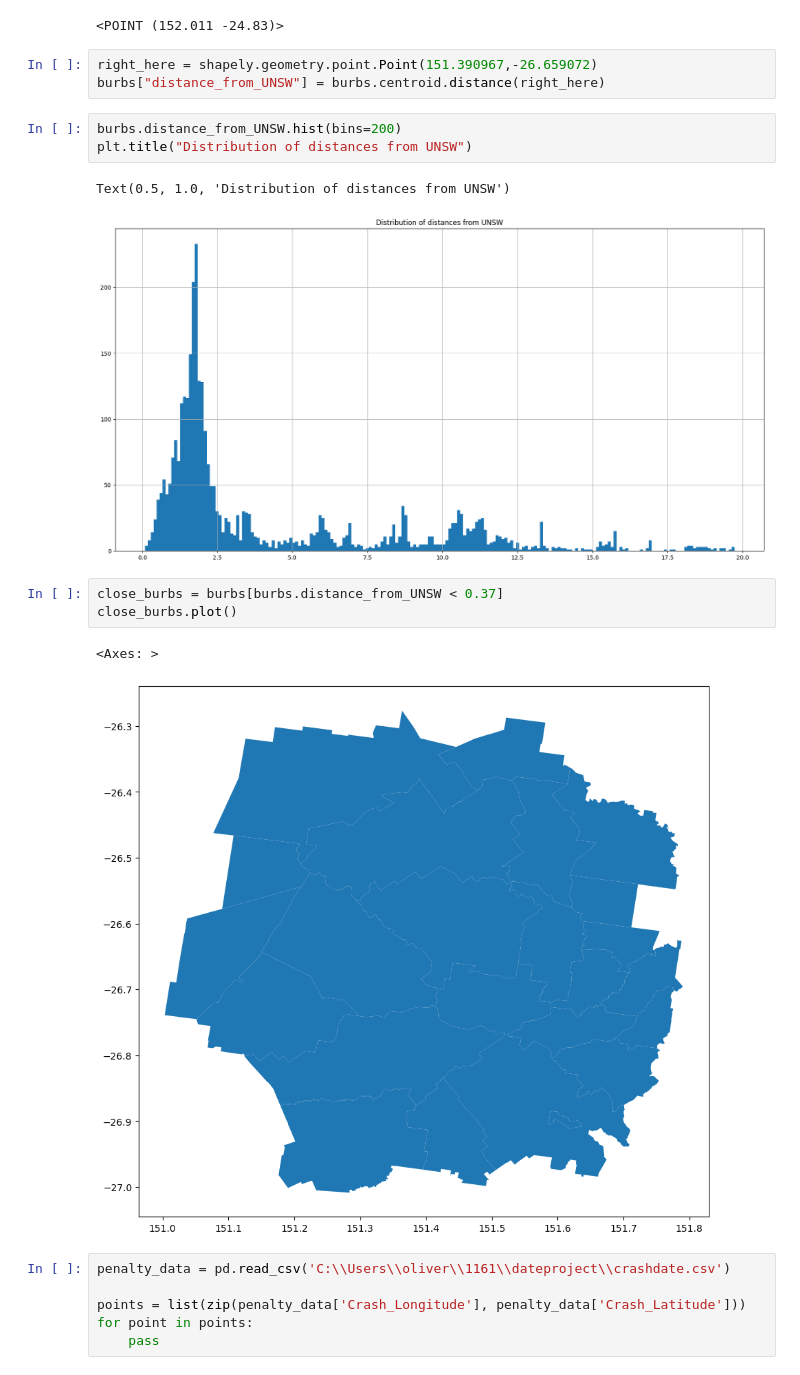
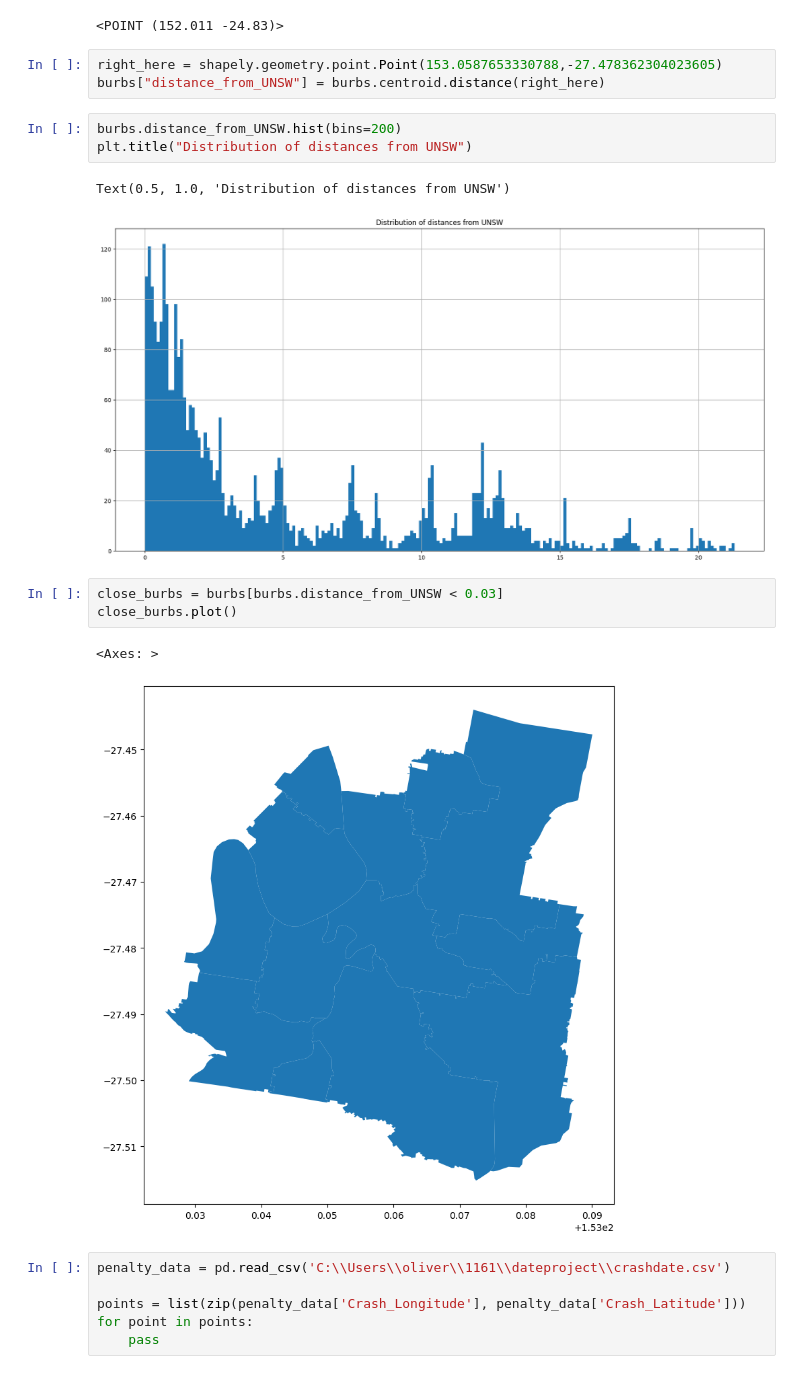
Before and after one commit to thome123/dateproject, a Jupyter notebook: maps.ipynb, the cells around one changed output. Drawn from its saved outputs; the diff is of its cells as text.

```diff
--- a/maps.ipynb
+++ b/maps.ipynb
@@ -123,20 +123,20 @@ a.centroid
 POINT (152.01080397169943 -24.830328047524123)
 <POINT (152.011 -24.83)>
 # %%
-right_here = shapely.geometry.point.Point(151.390967,-26.659072)
+right_here = shapely.geometry.point.Point(153.0587653330788,-27.478362304023605)
 burbs["distance_from_UNSW"] = burbs.centroid.distance(right_here)
 # %%
 burbs.distance_from_UNSW.hist(bins=200)
 plt.title("Distribution of distances from UNSW")
 # %% [output]
 Text(0.5, 1.0, 'Distribution of distances from UNSW')
-[figure, old version]
+[figure, new version]
 # %%
-close_burbs = burbs[burbs.distance_from_UNSW < 0.37]
+close_burbs = burbs[burbs.distance_from_UNSW < 0.03]
 close_burbs.plot()
 # %% [output]
 <Axes: >
-[figure, old version]
+[figure, new version]
 # %%
 penalty_data = pd.read_csv('C:\\Users\\oliver\\1161\\dateproject\\crashdate.csv')
 
```
Also changed, not shown: parts of 3 cells of this notebook.
